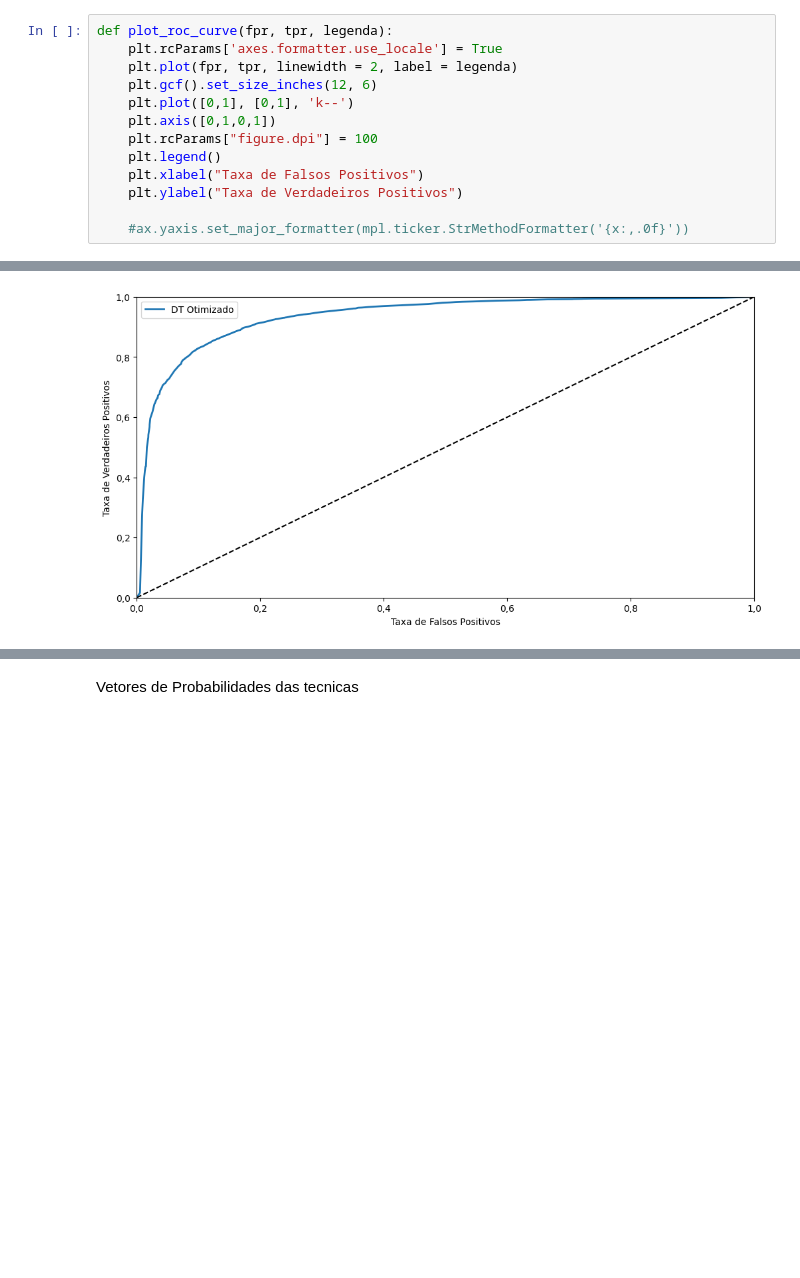
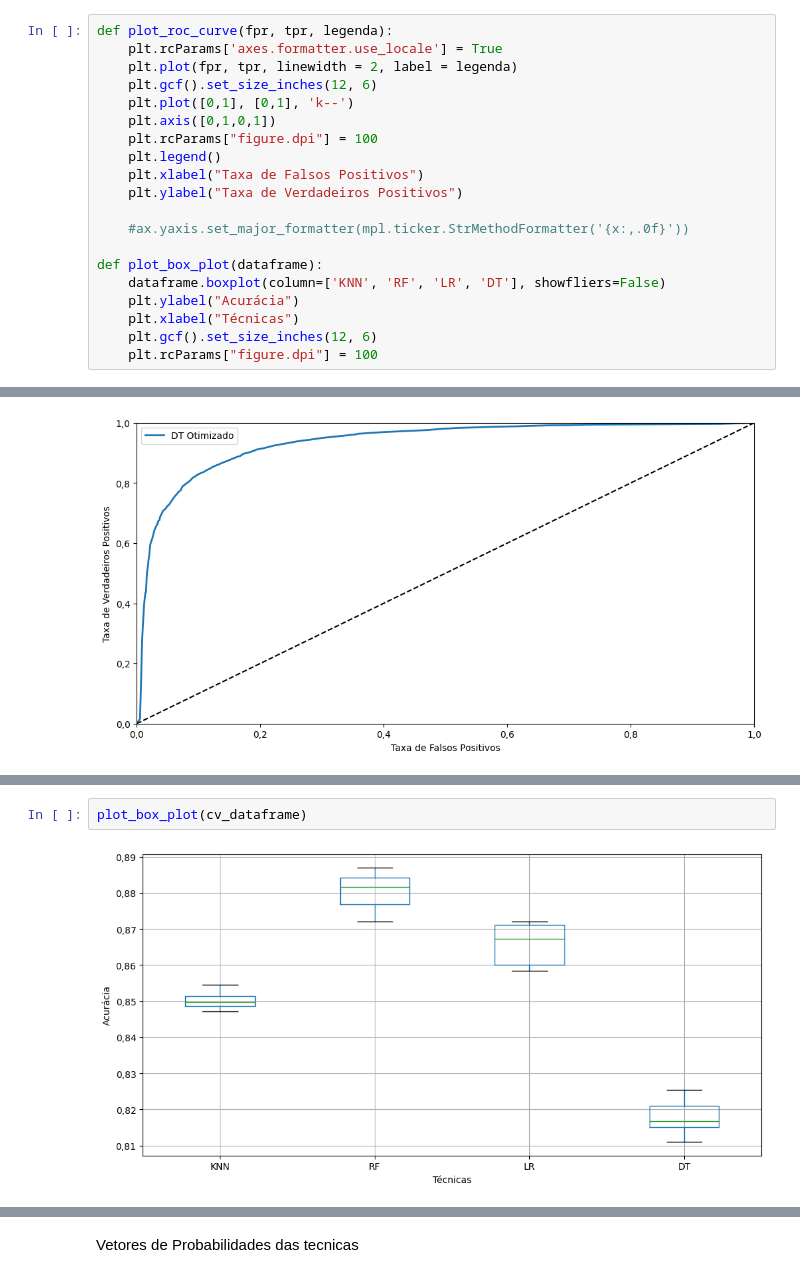
Before and after one commit to mrelero/machine-learning-anatel-database, a Jupyter notebook: ML_Techs/paper-enegep.ipynb, the cells around one changed output, grey strips where cells are left out. Saved outputs shown, nothing was run; the diff lists cells and outputs as text; blank space fills up the shorter version.

```diff
--- a/ML_Techs/paper-enegep.ipynb
+++ b/ML_Techs/paper-enegep.ipynb
@@ -142,6 +142,13 @@ def plot_roc_curve(fpr, tpr, legenda):
     plt.ylabel("Taxa de Verdadeiros Positivos")
 
     #ax.yaxis.set_major_formatter(mpl.ticker.StrMethodFormatter('{x:,.0f}'))
+
+def plot_box_plot(dataframe):
+    dataframe.boxplot(column=['KNN', 'RF', 'LR', 'DT'], showfliers=False)
+    plt.ylabel("Acurácia")
+    plt.xlabel("Técnicas")
+    plt.gcf().set_size_inches(12, 6)
+    plt.rcParams["figure.dpi"] = 100
 # %%
 Rand_Forest_Class = RandomForestClassifier()
 Knn_Class = KNeighborsClassifier()
@@ -433,0 +499,4 @@ AUC Score: 0.9349716709861698
+# %%
+plot_box_plot(cv_dataframe)
+# %% [output]
+[figure, added]
```
Also changed, not shown: parts of 13 cells of this notebook, 1 other file.
